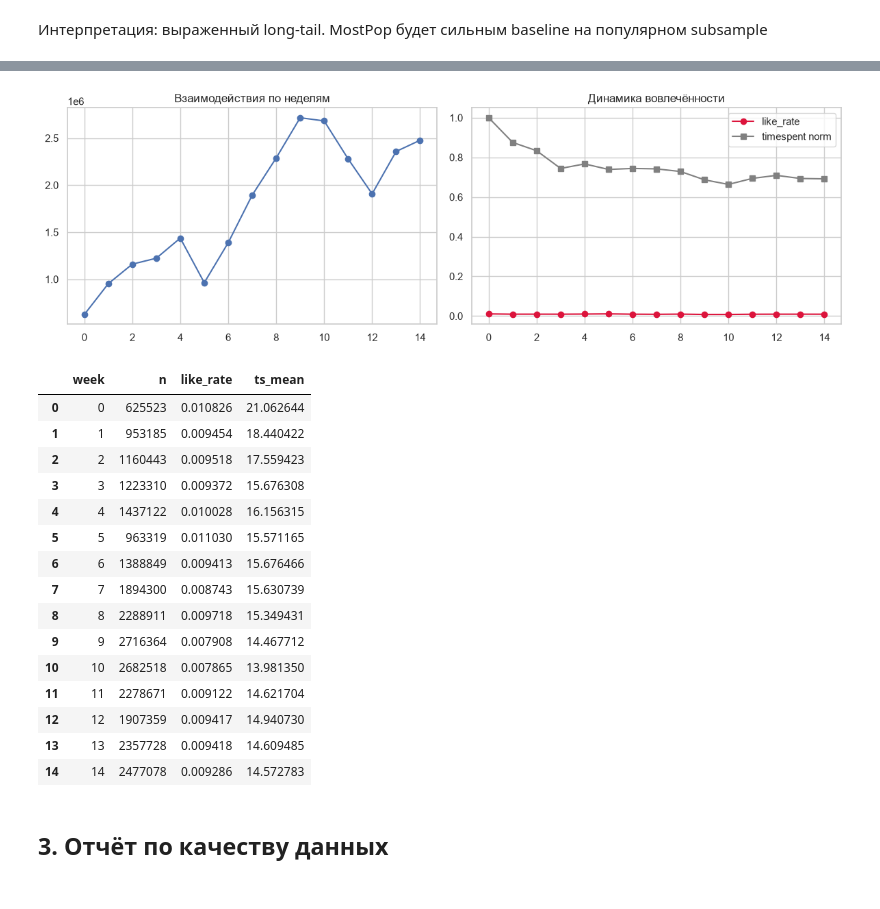
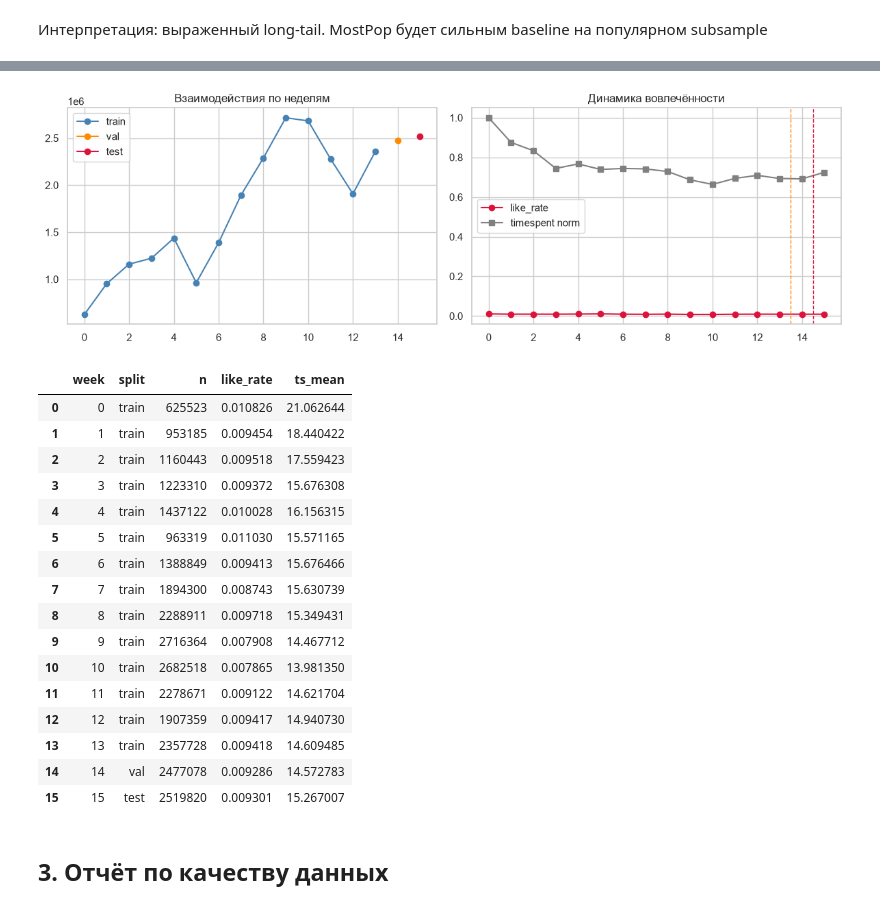
Before and after one commit to the-student-of-school-366/DataAnalysis, a Jupyter notebook: lab2/lab2.ipynb, the cells around one changed output, grey strips where cells are left out. Cells and saved outputs as stored; diff of their text form; code cells hidden in the pictures.

```diff
--- a/lab2/lab2.ipynb
+++ b/lab2/lab2.ipynb
@@ -65,15 +64,21 @@ POS_TIMESPENT = 15  # порог вовлечённого просмотра
 ## 1. Загрузка и первичный обзор
 # %%
 train_dir = DATA_DIR / "subsamples" / SUBSAMPLE / "train"
-train_files = sorted(f for f in train_dir.glob("week_*.parquet") if f.stem != "week_15")
+VAL_WEEK = 14
+TEST_WEEK = 15
+holdout = {f"week_{VAL_WEEK:02d}", f"week_{TEST_WEEK:02d}"}
+
+train_files = sorted(f for f in train_dir.glob("week_*.parquet") if f.stem not in holdout)
 train_raw = pl.concat([pl.scan_parquet(str(f)) for f in train_files]).collect(engine="streaming")
-test_raw = pl.read_parquet(train_dir / "week_15.parquet")
+val_raw = pl.read_parquet(train_dir / f"week_{VAL_WEEK:02d}.parquet")
+test_raw = pl.read_parquet(train_dir / f"week_{TEST_WEEK:02d}.parquet")
 
 users_meta = pl.read_parquet(DATA_DIR / "metadata" / "users_metadata.parquet")
 items_meta = pl.read_parquet(DATA_DIR / "metadata" / "items_metadata.parquet")
 
-print(f"Train: {train_raw.height:,} rows | users={train_raw['user_id'].n_unique():,} | items={train_raw['item_id'].n_unique():,}")
-print(f"Test:  {test_raw.height:,} rows | users={test_raw['user_id'].n_unique():,} | items={test_raw['item_id'].n_unique():,}")
+print(f"Train week_00–week_{VAL_WEEK - 1:02d}: {train_raw.height:,} rows | users={train_raw['user_id'].n_unique():,} | items={train_raw['item_id'].n_unique():,}")
+print(f"Val   week_{VAL_WEEK:02d}: {val_raw.height:,} rows | users={val_raw['user_id'].n_unique():,} | items={val_raw['item_id'].n_unique():,}")
+print(f"Test  week_{TEST_WEEK:02d}: {test_raw.height:,} rows | users={test_raw['user_id'].n_unique():,} | items={test_raw['item_id'].n_unique():,}")
 print("Колонки:", train_raw.columns)
 train_raw.head()
 # %% [output]
@@ -220,43 +226,53 @@ plt.show()
 # %%
 week_stats = []
-for f in train_files:
+labeled_files = (
+    [(f, "train") for f in train_files]
+    + [(train_dir / "week_14.parquet", "val"), (train_dir / "week_15.parquet", "test")]
+)
+for f, split_name in labeled_files:
     week = int(f.stem.split("_")[1])
     w = pl.scan_parquet(str(f)).select([
         pl.len().alias("n"),
         pl.col("like").mean().alias("like_rate"),
         pl.col("timespent").mean().alias("ts_mean"),
     ]).collect()
-    week_stats.append({"week": week, **w.to_dicts()[0]})
+    week_stats.append({"week": week, "split": split_name, **w.to_dicts()[0]})
 week_df = pd.DataFrame(week_stats).sort_values("week")
 
 fig, axes = plt.subplots(1, 2, figsize=(12, 4))
-axes[0].plot(week_df["week"], week_df["n"], marker="o")
+colors = {"train": "steelblue", "val": "darkorange", "test": "crimson"}
+for split_name, part in week_df.groupby("split", sort=False):
+    axes[0].plot(part["week"], part["n"], marker="o", color=colors[split_name], label=split_name)
 axes[0].set_title("Взаимодействия по неделям")
+axes[0].legend()
 axes[1].plot(week_df["week"], week_df["like_rate"], marker="o", color="crimson", label="like_rate")
 axes[1].plot(week_df["week"], week_df["ts_mean"] / week_df["ts_mean"].max(), marker="s", color="gray", label="timespent norm")
+axes[1].axvline(13.5, color="darkorange", ls="--", lw=1)
+axes[1].axvline(14.5, color="crimson", ls="--", lw=1)
 axes[1].legend()
 axes[1].set_title("Динамика вовлечённости")
 plt.tight_layout()
 plt.show()
 week_df
 # %% [output]
-[figure, old version]
+[figure, new version]
-|  | week | n | like_rate | ts_mean |
-| 0 | 0 | 625523 | 0.010826 | 21.062644 |
-| 1 | 1 | 953185 | 0.009454 | 18.440422 |
-| 2 | 2 | 1160443 | 0.009518 | 17.559423 |
-| 3 | 3 | 1223310 | 0.009372 | 15.676308 |
-| 4 | 4 | 1437122 | 0.010028 | 16.156315 |
-| 5 | 5 | 963319 | 0.011030 | 15.571165 |
-| 6 | 6 | 1388849 | 0.009413 | 15.676466 |
-| 7 | 7 | 1894300 | 0.008743 | 15.630739 |
-| 8 | 8 | 2288911 | 0.009718 | 15.349431 |
-| 9 | 9 | 2716364 | 0.007908 | 14.467712 |
-| 10 | 10 | 2682518 | 0.007865 | 13.981350 |
-| 11 | 11 | 2278671 | 0.009122 | 14.621704 |
-| 12 | 12 | 1907359 | 0.009417 | 14.940730 |
-| 13 | 13 | 2357728 | 0.009418 | 14.609485 |
-| 14 | 14 | 2477078 | 0.009286 | 14.572783 |
+|  | week | split | n | like_rate | ts_mean |
+| 0 | 0 | train | 625523 | 0.010826 | 21.062644 |
+| 1 | 1 | train | 953185 | 0.009454 | 18.440422 |
+| 2 | 2 | train | 1160443 | 0.009518 | 17.559423 |
+| 3 | 3 | train | 1223310 | 0.009372 | 15.676308 |
+| 4 | 4 | train | 1437122 | 0.010028 | 16.156315 |
+| 5 | 5 | train | 963319 | 0.011030 | 15.571165 |
+| 6 | 6 | train | 1388849 | 0.009413 | 15.676466 |
+| 7 | 7 | train | 1894300 | 0.008743 | 15.630739 |
+| 8 | 8 | train | 2288911 | 0.009718 | 15.349431 |
+| 9 | 9 | train | 2716364 | 0.007908 | 14.467712 |
+| 10 | 10 | train | 2682518 | 0.007865 | 13.981350 |
+| 11 | 11 | train | 2278671 | 0.009122 | 14.621704 |
+| 12 | 12 | train | 1907359 | 0.009417 | 14.940730 |
+| 13 | 13 | train | 2357728 | 0.009418 | 14.609485 |
+| 14 | 14 | val | 2477078 | 0.009286 | 14.572783 |
+| 15 | 15 | test | 2519820 | 0.009301 | 15.267007 |
 # %% [markdown]
 ## 3. Отчёт по качеству данных
 # %%
```
Also changed, not shown: parts of 26 cells of this notebook.
